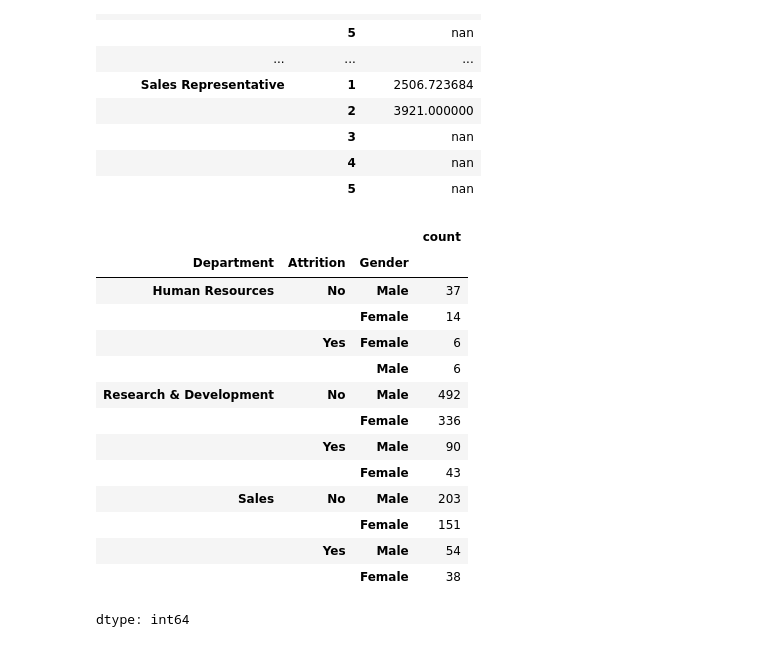
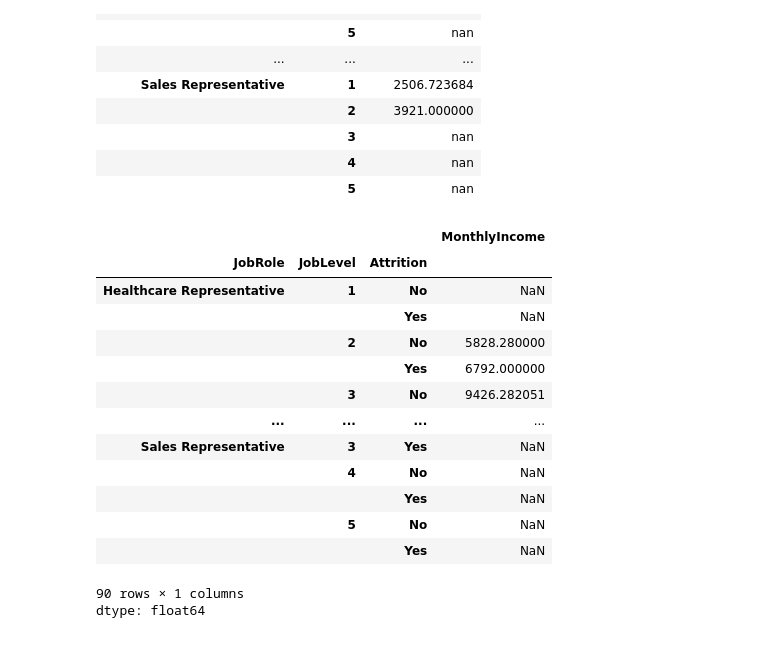
Before and after one commit to stephanyresque/projeto-IBM, a Jupyter notebook: projeto_IBM.ipynb, the cells around one changed output. Saved outputs shown, nothing was run; the diff lists cells and outputs as text; code cells hidden in the pictures.

```diff
--- a/projeto_IBM.ipynb
+++ b/projeto_IBM.ipynb
@@ -928,20 +928,20 @@ df.groupby(['JobRole', 'JobLevel'])['MonthlyIncome'].mean().to_frame().style.bac
 |  | 4 | nan |
 |  | 5 | nan |
 # %%
-df.groupby(['Department', 'Attrition'])['Gender'].value_counts()
+df.groupby(['JobRole', 'JobLevel','Attrition'])['MonthlyIncome'].mean()
 # %% [output]
-|  |  |  | count |
-| Department | Attrition | Gender |  |
-| Human Resources | No | Male | 37 |
-|  |  | Female | 14 |
-|  | Yes | Female | 6 |
-|  |  | Male | 6 |
-| Research & Development | No | Male | 492 |
-|  |  | Female | 336 |
-|  | Yes | Male | 90 |
-|  |  | Female | 43 |
-| Sales | No | Male | 203 |
-|  |  | Female | 151 |
-|  | Yes | Male | 54 |
-|  |  | Female | 38 |
+|  |  |  | MonthlyIncome |
+| JobRole | JobLevel | Attrition |  |
+| Healthcare Representative | 1 | No | NaN |
+|  |  | Yes | NaN |
+|  | 2 | No | 5828.280000 |
+|  |  | Yes | 6792.000000 |
+|  | 3 | No | 9426.282051 |
+| ... | ... | ... | ... |
+| Sales Representative | 3 | Yes | NaN |
+|  | 4 | No | NaN |
+|  |  | Yes | NaN |
+|  | 5 | No | NaN |
+|  |  | Yes | NaN |
-dtype: int64
+90 rows × 1 columns
+dtype: float64
```
Also changed, not shown: parts of 9 cells of this notebook.
